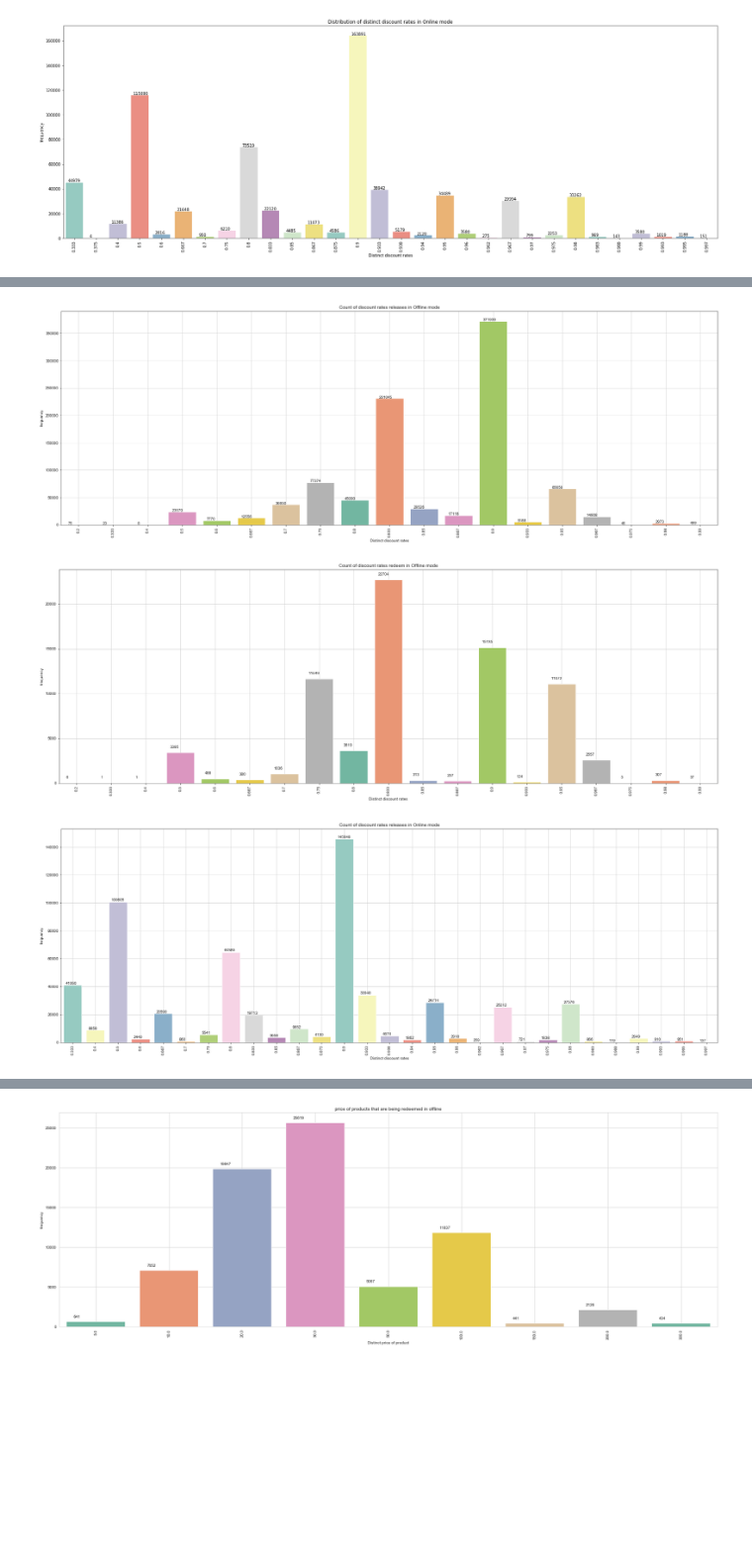
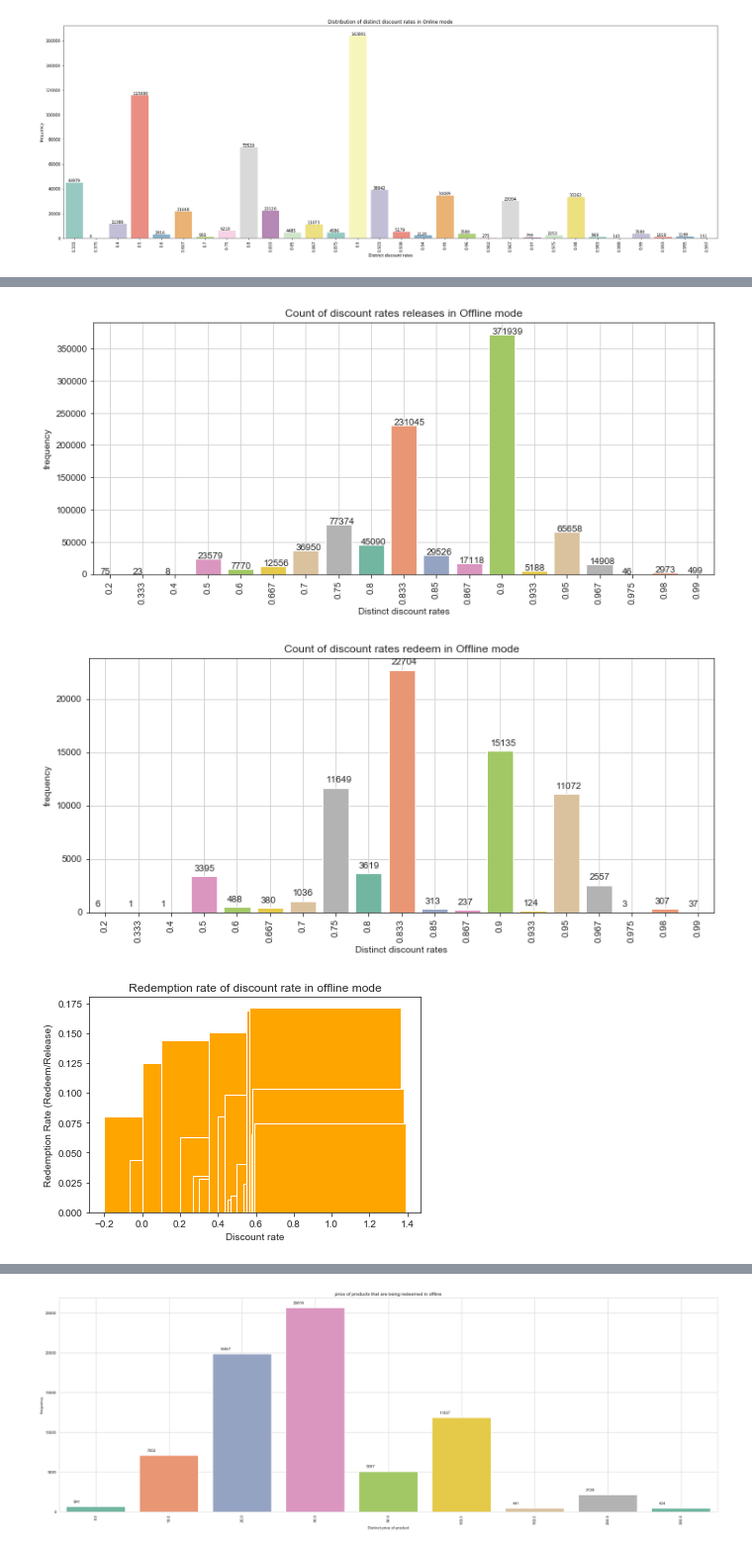
Before and after one commit to sinha-pulaks/O2O-coupon-redemption, a Jupyter notebook: O2O_coupon_prediction.ipynb, the cells around one changed output, grey strips where cells are left out. Shown at 99% size. Cells and saved outputs as stored; diff of their text form; code cells hidden in the pictures; blank space fills up the shorter version.

```diff
--- a/O2O_coupon_prediction.ipynb
+++ b/O2O_coupon_prediction.ipynb
@@ -3400,0 +3489,10 @@ plt.show()
+# %%
+month_rel_on = pd.DataFrame(df_on_dis[df_on_dis["Date"].isna()].Rate.value_counts())
+month_red_on = pd.DataFrame(df_on_dis[df_on_dis["Date"].isna()==False].Rate.value_counts())
+month_on = pd.concat([month_rel_on, month_red_on], axis=1)
+month_on.columns = ['Release','Redeemed']
+month_on['Ratio'] = month_on['Redeemed']/month_on['Release']
+months=month_on.index
+month_on.reset_index(inplace=True)
+month_on["index"]=month_on["index"].astype(str)
+month_on
@@ -3401,6 +3517,6 @@ plt.show()
 # %%
 #offline releases
-plt.figure(figsize=(30,10))
+plt.figure(figsize=(12,5))
 ax=sns.countplot(df_off_dis[df_off_dis["Date"].isna()].Rate,palette='Set2')
 for p in ax.patches:
        ax.annotate('{:.0f}'.format(p.get_height()), (p.get_x()+0.1, p.get_height()+500))
@@ -3425,7 +3541,7 @@ plt.title("Count of discount rates releases in Offline mode")
 plt.show()
 
 #offline redemption
-plt.figure(figsize=(30,10))
+plt.figure(figsize=(12,5))
 ax=sns.countplot(df_off_dis[df_off_dis["Date"].isna()==False].Rate,palette='Set2')
 for p in ax.patches:
        ax.annotate('{:.0f}'.format(p.get_height()), (p.get_x()+0.1, p.get_height()+500))
@@ -3449,6 +3565,16 @@ plt.xlabel("Distinct discount rates")
 plt.title("Count of discount rates redeem in Offline mode")
 plt.show()
 
+
+plt.figure(figsize=(6,4))
+ax=plt.bar(months,month_on["Ratio"],color='orange')
+
+plt.title("Redemption rate of discount rate in offline mode")
+plt.ylabel("Redemption Rate (Redeem/Release)")
+plt.xlabel("Discount rate")
+plt.show()
+
+
 '''
 dis_rel_off = pd.DataFrame(df_on_week_rel['Month'].value_counts())
 dis_red_off = pd.DataFrame(df_on_week_red['Month'].value_counts())
@@ -3469,7 +3595,7 @@ plt.xlabel("Months")
 plt.show()
 '''
 #online releases
-plt.figure(figsize=(30,10))
+plt.figure(figsize=(12,5))
 ax=sns.countplot(df_on_dis[df_on_dis["Date"].isna()].Rate,palette='Set3')
 for p in ax.patches:
        ax.annotate('{:.0f}'.format(p.get_height()), (p.get_x()+0.1, p.get_height()+500))
@@ -3493,34 +3619,34 @@ plt.xlabel("Distinct discount rates")
 plt.title("Count of discount rates releases in Online mode")
 plt.show()
 
 
 
 #online redeem
-plt.figure(figsize=(30,10))
+plt.figure(figsize=(12,5))
 
 ax=sns.countplot(df_on_dis[df_on_dis["Date"].isna()==False].Rate,palette='Set3')
 for p in ax.patches:
        ax.annotate('{:.0f}'.format(p.get_height()), (p.get_x()+0.1, p.get_height()+500))
 ax.set_xticklabels(ax.get_xticklabels(),rotation=90)
 def change_width(ax, new_value) :
     for patch in ax.patches :
         current_width = patch.get_width()
         diff = current_width - new_value
 
         # we change the bar width
         patch.set_width(new_value)
 
         # we recenter the bar
         patch.set_x(patch.get_x() + diff * .5)
 
 change_width(ax, 0.8)
 ax.grid(True)
 
 plt.ylabel("frequency")
 plt.xlabel("Distinct discount rates")
 plt.title("Count of discount rates redeem in Online mode")
 plt.show()
 # %% [output]
-[figure, old version]
+[figure, new version]
-[figure, old version]
+[figure, new version]
-[figure, old version]
+[figure, new version]
```
Also changed, not shown: parts of 18 cells of this notebook, 2 other files.
